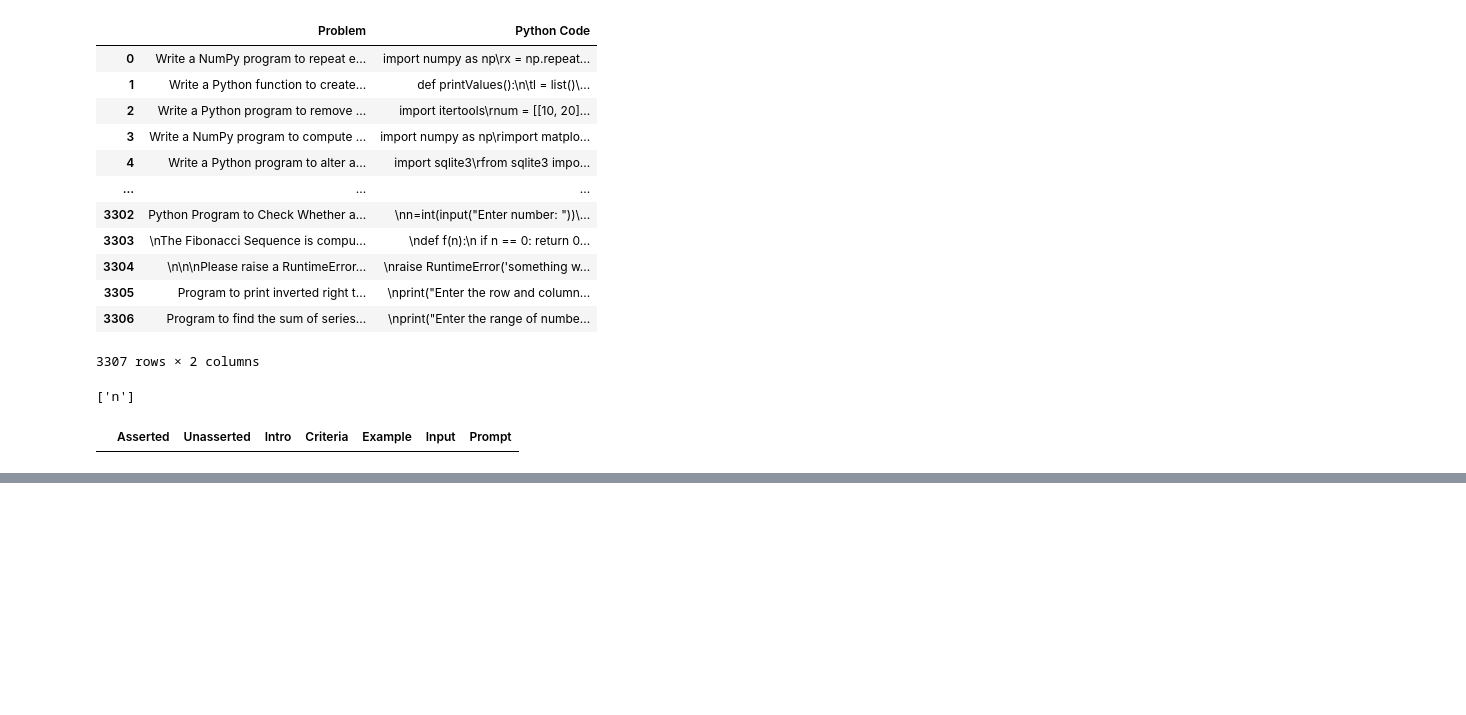
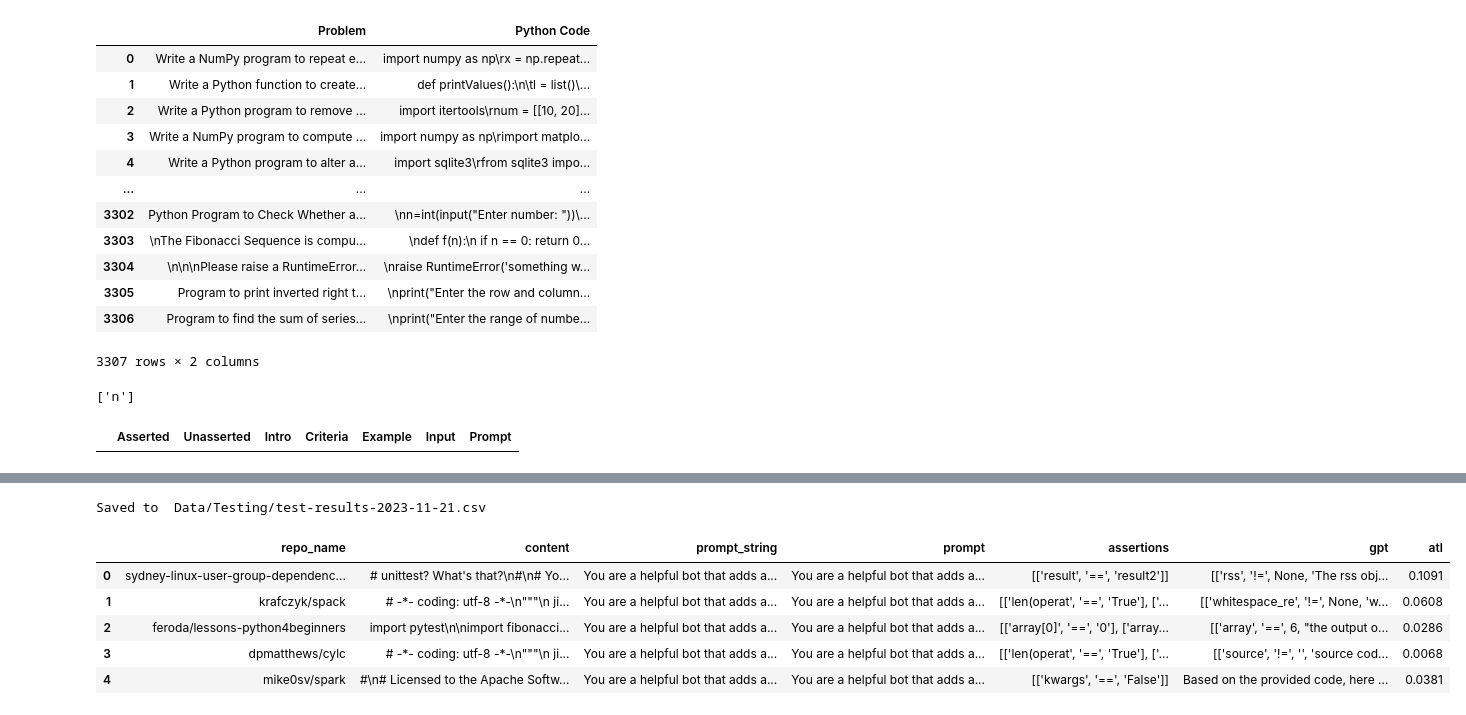
Before and after one commit to KoraSHughes/LLMCodeGen, a Jupyter notebook: GPTest.ipynb, the cells around one changed output, grey strips where cells are left out. Saved outputs shown, nothing was run; the diff lists cells and outputs as text; code cells hidden in the pictures; blank space fills up the shorter version.

Commit message:
Running first Automated GPT Tests

```diff
--- a/GPTest.ipynb
+++ b/GPTest.ipynb
@@ -392,0 +418,10 @@ df
+# %%
+important_attrs = ["repo_name", "content", "prompt_string", "prompt", "assertions"]
+prompt_data = []
+for i, row in bq_df.iterrows():
+    new_content = "*Variables:\n"+row["variables"] + '\n*Code:\n'+row["content"]
+    new_prompt = LLM_prompt(new_content)  # LLM(input, example_in, example_out, criteria)
+    prompt_data.append([row["repo_name"], row["content"], str(new_prompt), new_prompt, row["assertions"]])
+# %%
+df = pd.DataFrame(prompt_data, columns=important_attrs)
+df
@@ -392,0 +456,3 @@ df
+# %%
+%%time
+df["gpt"] = df["prompt_string"].apply(lambda prompt: gpt_oneshot(prompt))
@@ -392,0 +479,10 @@ df
+# %%
+# statistics
+line_count = lambda x: str(x).count('\n')
+
+atl = [] # assertion to line ratio
+for i, row in df.iterrows():
+    atl.append([round( (line_count(row["gpt"])+1)/(line_count(row["content"])+1), 4),
+                1+line_count(row["gpt"]), 1+line_count(row["content"])])
+df["atl"] = [ratio[0] for ratio in atl]
+atl
@@ -392,0 +510,15 @@ df
+# %%
+from datetime import datetime
+stamp = str(datetime.now().date())
+save_dir = "Data/Testing/test-results-" + stamp + ".csv"
+df.to_csv(save_dir, index=False)
+print("Saved to ", save_dir)
+df
+# %% [output]
+Saved to  Data/Testing/test-results-2023-11-21.csv
+|  | repo_name | content | prompt_string | prompt | assertions | gpt | atl |
+| 0 | sydney-linux-user-group-dependenc... | # unittest? What's that?\n#\n# Yo... | You are a helpful bot that adds a... | You are a helpful bot that adds a... | [['result', '==', 'result2']] | [['rss', '!=', None, 'The rss obj... | 0.1091 |
+| 1 | krafczyk/spack | # -*- coding: utf-8 -*-\n"""\n ji... | You are a helpful bot that adds a... | You are a helpful bot that adds a... | [['len(operat', '==', 'True'], ['... | [['whitespace_re', '!=', None, 'w... | 0.0608 |
+| 2 | feroda/lessons-python4beginners | import pytest\n\nimport fibonacci... | You are a helpful bot that adds a... | You are a helpful bot that adds a... | [['array[0]', '==', '0'], ['array... | [['array', '==', 6, "the output o... | 0.0286 |
+| 3 | dpmatthews/cylc | # -*- coding: utf-8 -*-\n"""\n ji... | You are a helpful bot that adds a... | You are a helpful bot that adds a... | [['len(operat', '==', 'True'], ['... | [['source', '!=', '', 'source cod... | 0.0068 |
+| 4 | mike0sv/spark | #\n# Licensed to the Apache Softw... | You are a helpful bot that adds a... | You are a helpful bot that adds a... | [['kwargs', '==', 'False']] | Based on the provided code, here ... | 0.0381 |
```
Also changed, not shown: parts of 11 cells of this notebook, 3 other files.
